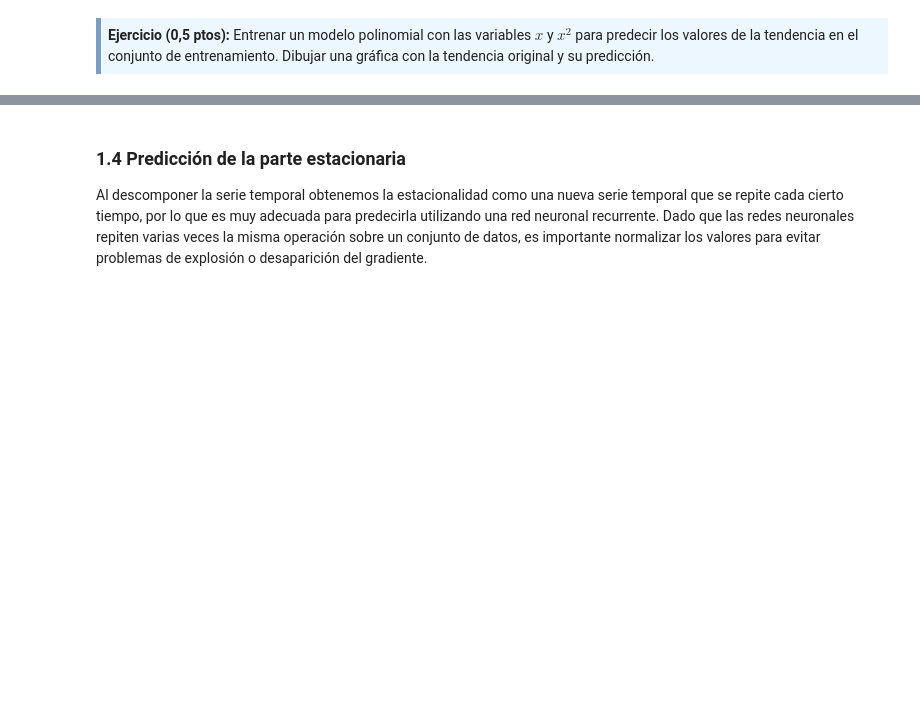
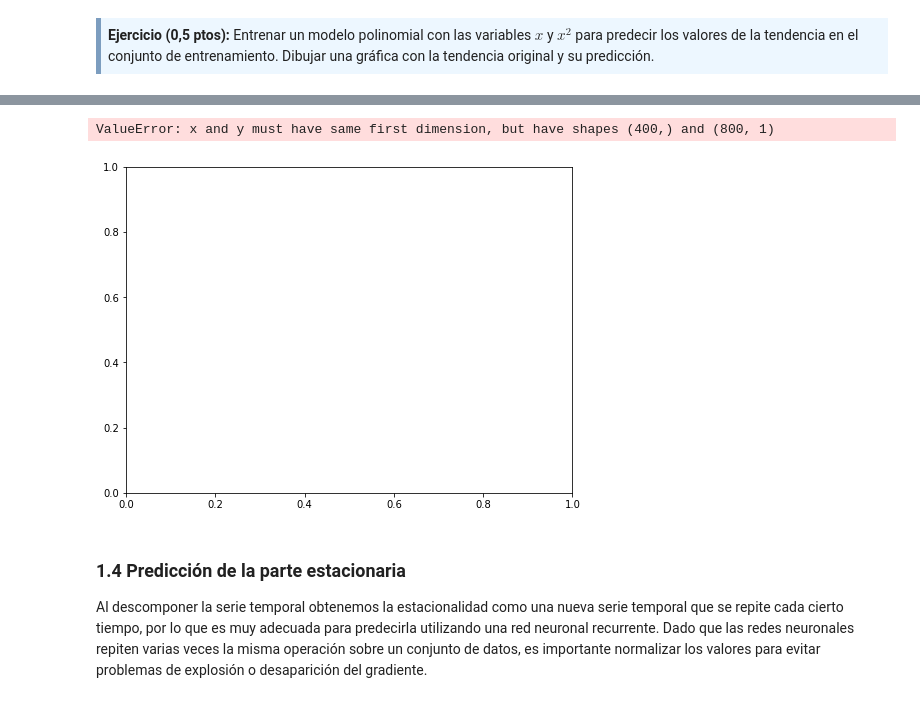
Before and after one commit to fernandoabcampos/deep-learning, a Jupyter notebook: PEC3/20182_M2.875_PEC3-Enunciado.ipynb, the cells around one changed output, grey strips where cells are left out. Saved outputs shown, nothing was run; the diff lists cells and outputs as text; code cells hidden in the pictures; blank space fills up the shorter version.

```diff
--- a/PEC3/20182_M2.875_PEC3-Enunciado.ipynb
+++ b/PEC3/20182_M2.875_PEC3-Enunciado.ipynb
@@ -141,3 +166,19 @@ La tendencia de una serie temporal cambia lentamente con el tiempo. Además, en
+# %%
+x = idx
+x2 = np.power(x, 2)
+X_train = np.column_stack((x, x2))
+
+linearRegressor = LinearRegression()
+linearRegressor.fit(x.reshape(-1, 1), final_stl.trend.reshape(-1,1))
+pred = linearRegressor.predict(X_train.reshape(-1, 1))
+
+plt.rc("figure", figsize=(8,6))
+plt.plot(idx, pred, label="Predicted Trend")
+plt.plot(idx, final_stl.trend, label="Original Trend")
+plt.show()
+# %% [output]
+ValueError: x and y must have same first dimension, but have shapes (400,) and (800, 1)
+[figure, added]
 # %% [markdown]
 ### 1.4 Predicción de la parte estacionaria
 
```
Also changed, not shown: parts of 4 cells of this notebook.
